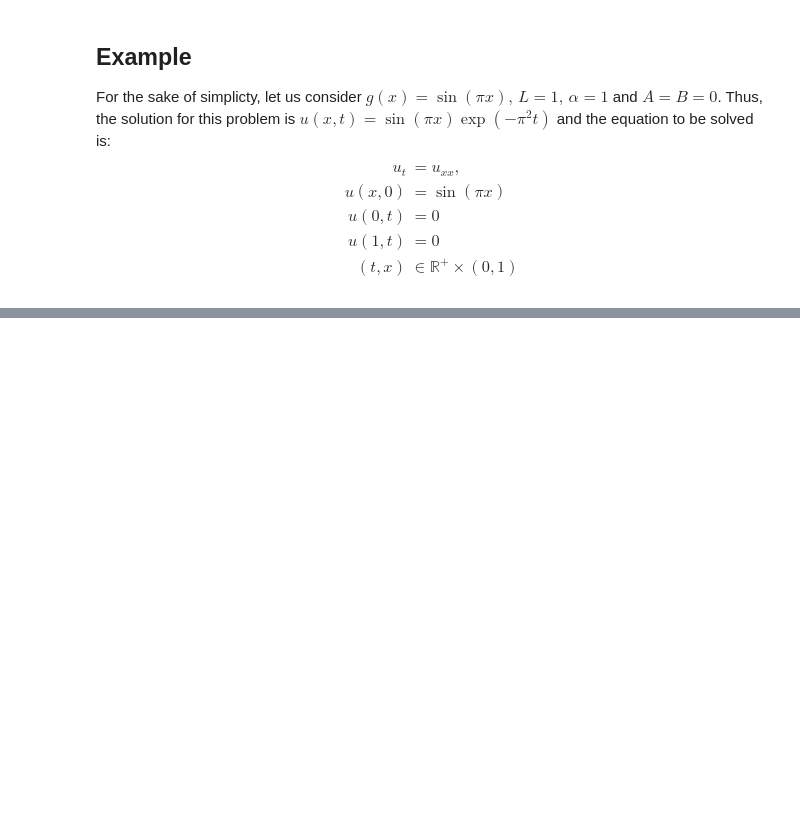
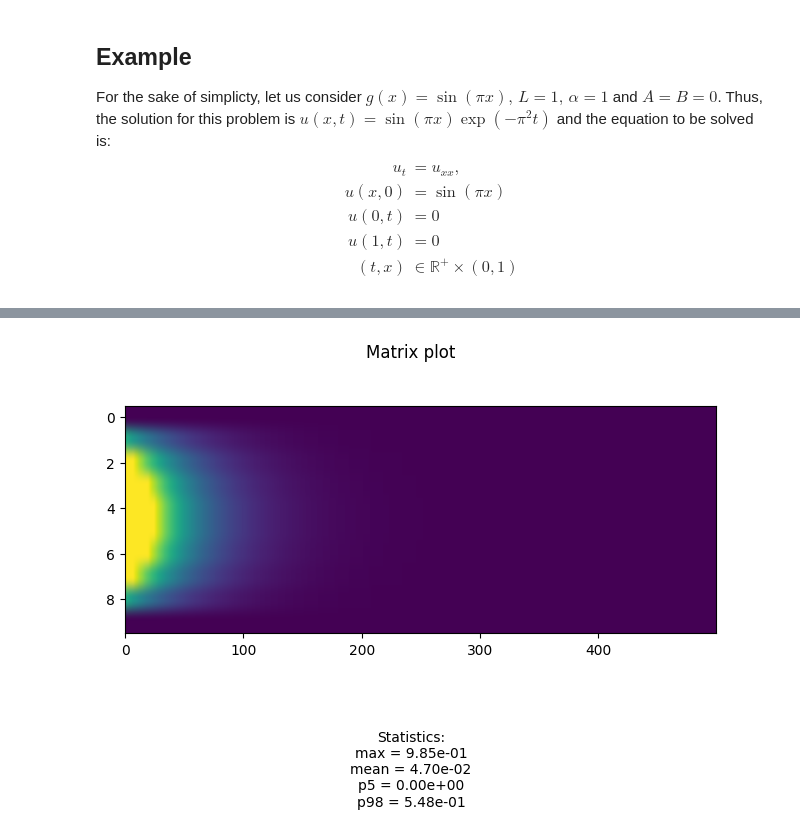
Before and after one commit to sergio-gastulo/undergraduate-coding, a Jupyter notebook: py_v/finite_difference_heat_eq.ipynb, the cells around one changed output, grey strips where cells are left out. Saved outputs shown, nothing was run; the diff lists cells and outputs as text; code cells hidden in the pictures; blank space fills up the shorter version.

```diff
--- a/py_v/finite_difference_heat_eq.ipynb
+++ b/py_v/finite_difference_heat_eq.ipynb
@@ -130,3 +135,7 @@ def solve_opti(
 
 
 mat_opti = solve_opti(xx, m, lambda_)
+# %%
+fig2 = matrix_plot(mat_opti, [5, 98])
+# %% [output]
+[figure, added]
```
Also changed, not shown: parts of 9 cells of this notebook, 5 other files.
